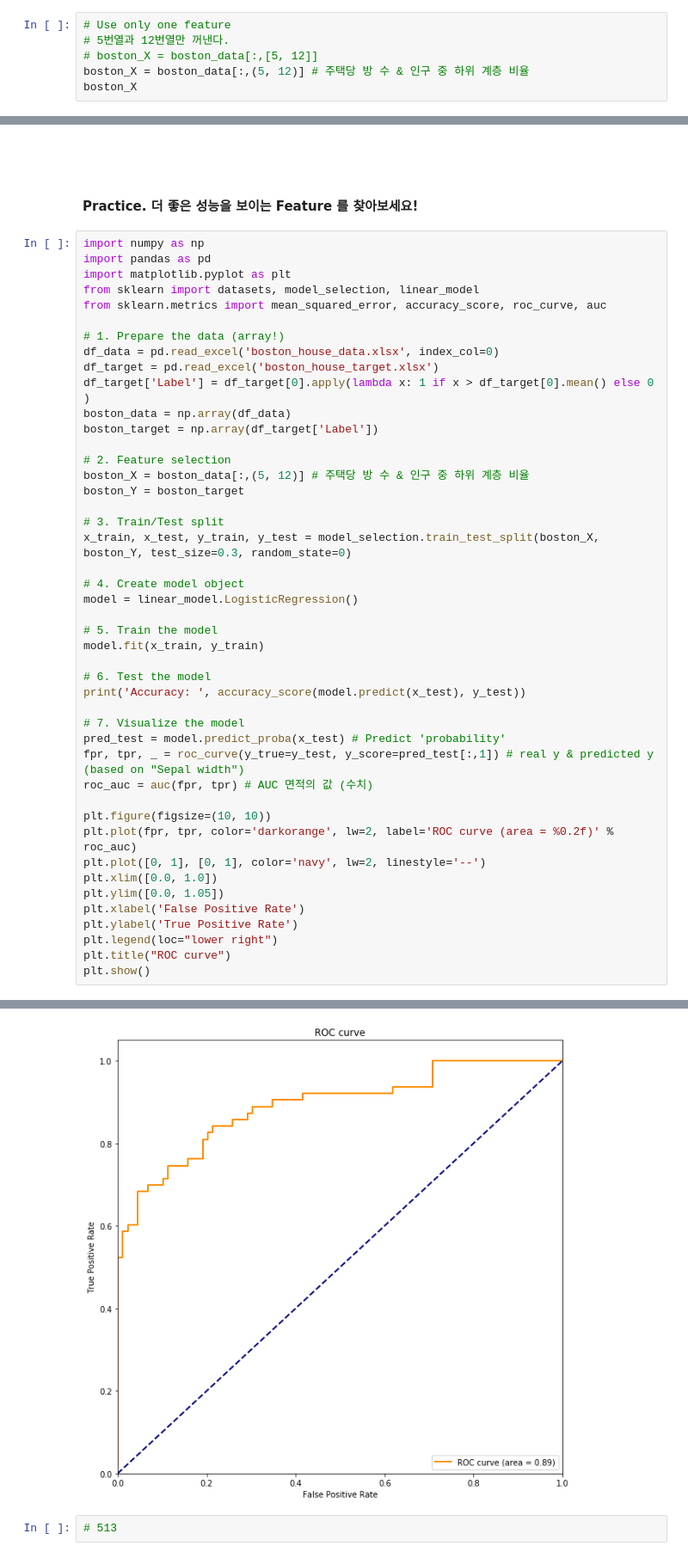
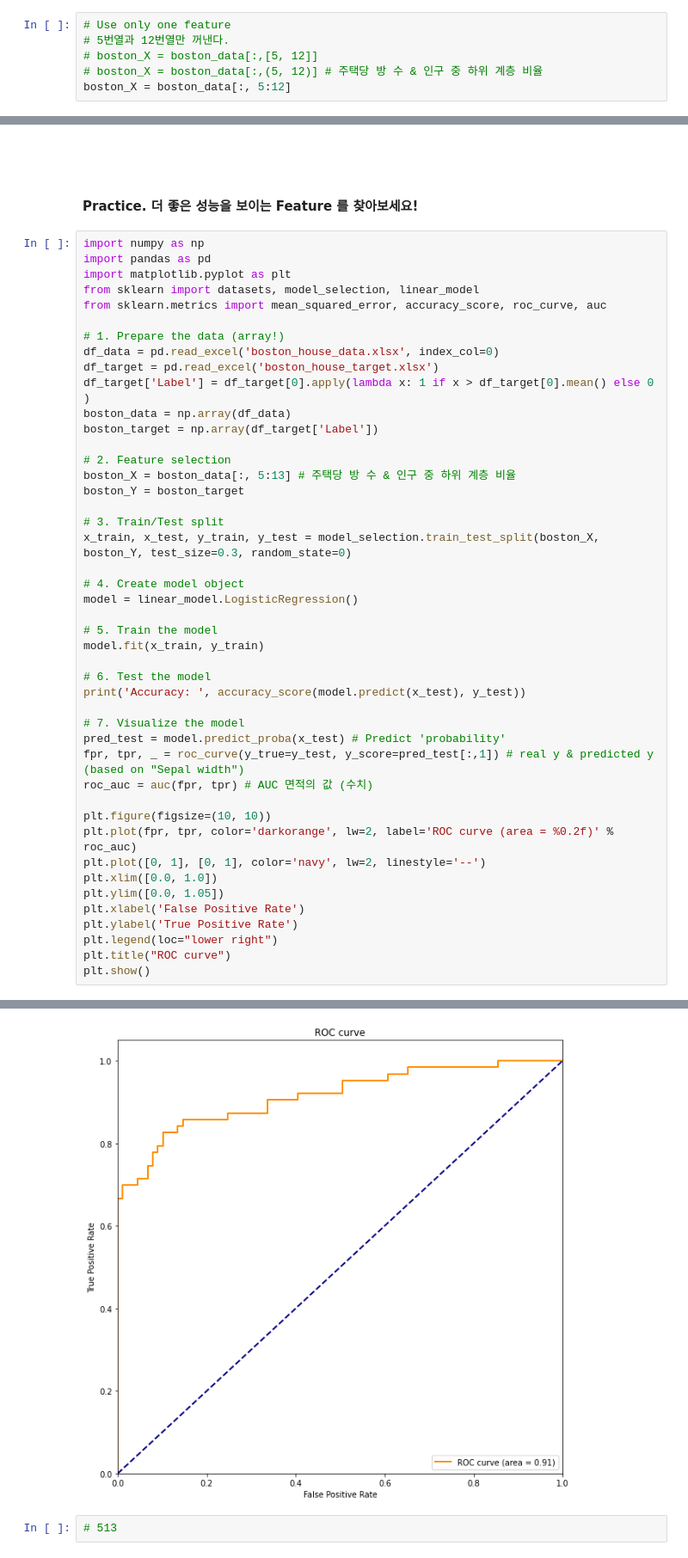
Before and after one commit to kimhyunso/exampleCode, a Jupyter notebook: BigData/Models/1. Scikit-learn (Problem)/3. LogisticRegression_sklearn.ipynb, the cells around one changed output, grey strips where cells are left out. Shown at 86% size. Drawn from its saved outputs; the diff is of its cells as text.

```diff
--- a/BigData/Models/1. Scikit-learn (Problem)/3. LogisticRegression_sklearn.ipynb
+++ b/BigData/Models/1. Scikit-learn (Problem)/3. LogisticRegression_sklearn.ipynb
@@ -103,5 +111,5 @@ array([1, 0, 1, 1, 1, 1, 1, 1, 0, 0, 0, 0, 0, 0, 0, 0, 1, 0, 0, 0, 0, 0,
 # Use only one feature
 # 5번열과 12번열만 꺼낸다.
 # boston_X = boston_data[:,[5, 12]]
-boston_X = boston_data[:,(5, 12)] # 주택당 방 수 & 인구 중 하위 계층 비율
-boston_X
+# boston_X = boston_data[:,(5, 12)] # 주택당 방 수 & 인구 중 하위 계층 비율
+boston_X = boston_data[:, 5:12]
@@ -238,7 +281,7 @@ boston_data = np.array(df_data)
 boston_target = np.array(df_target['Label'])
 
 # 2. Feature selection
-boston_X = boston_data[:,(5, 12)] # 주택당 방 수 & 인구 중 하위 계층 비율
+boston_X = boston_data[:, 5:13] # 주택당 방 수 & 인구 중 하위 계층 비율
 boston_Y = boston_target
 
 # 3. Train/Test split
@@ -273,3 +323,3 @@ Accuracy:  0.8223684210526315
-[figure, old version]
+[figure, new version]
 # %%
 # 513
```
Also changed, not shown: parts of 12 cells of this notebook, 11 other files.
